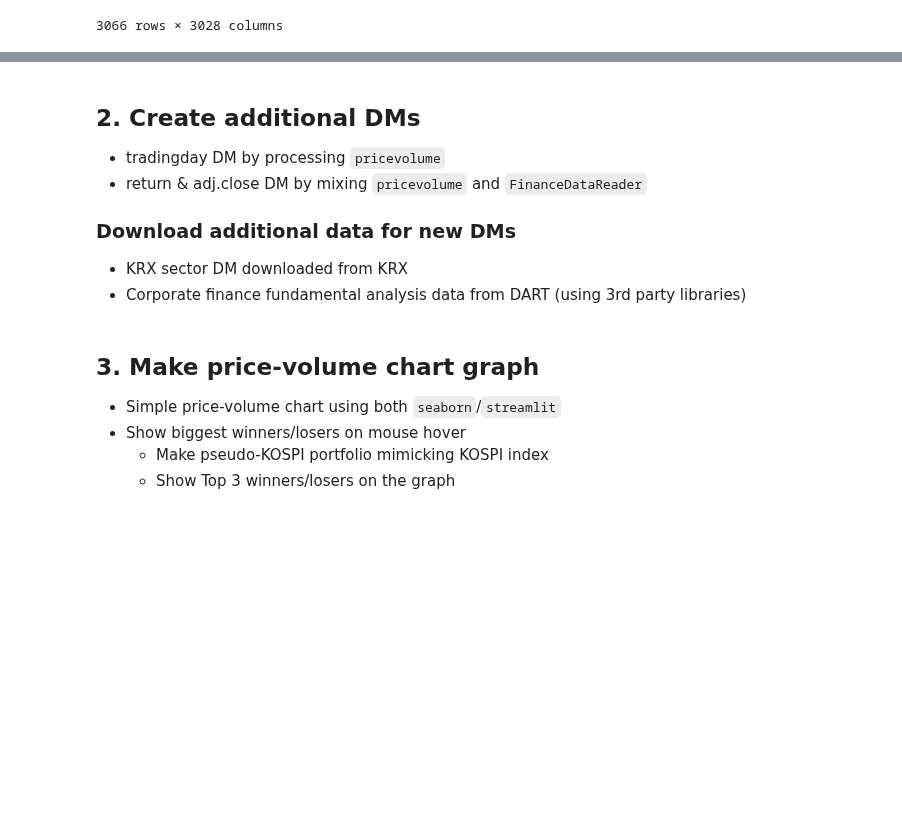
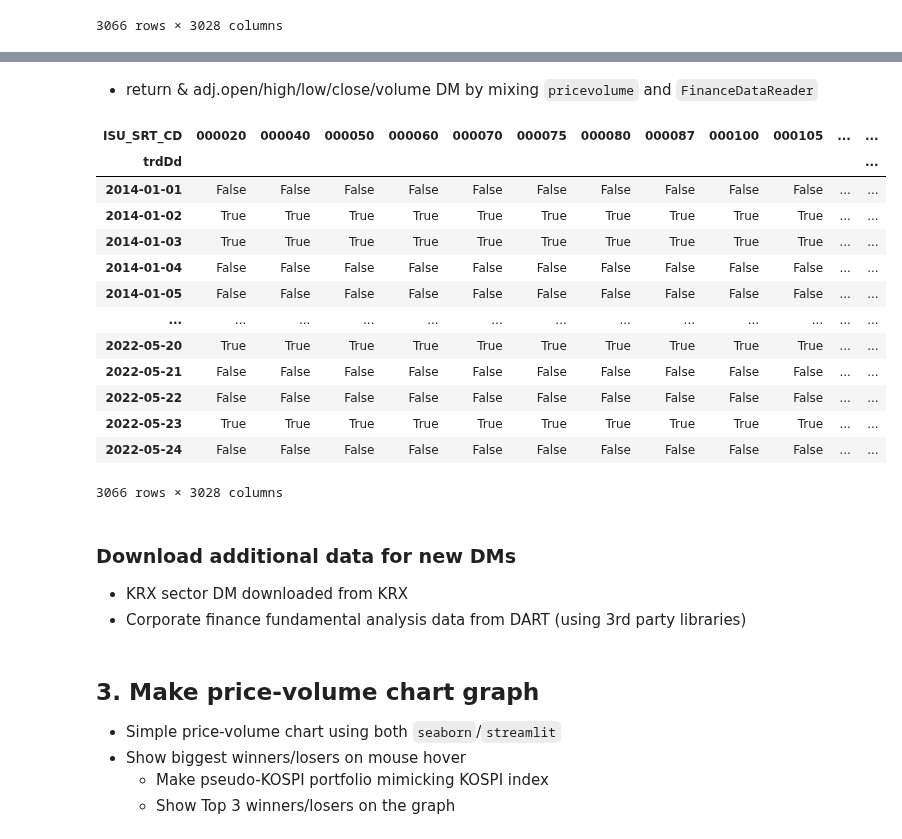
Before and after one commit to jaepil-choi/korquanttools, a Jupyter notebook: financedashboard.ipynb, the cells around one changed output, grey strips where cells are left out. Saved outputs shown, nothing was run; the diff lists cells and outputs as text; code cells hidden in the pictures; blank space fills up the shorter version.

Commit message:
[FEAT] : Create adj OHLCV + return pickle
Also, create universe_df and tradingday boolean series for future use

```diff
--- a/financedashboard.ipynb
+++ b/financedashboard.ipynb
@@ -53,0 +141,21 @@ close_df
+# %% [markdown]
+
+- return & adj.open/high/low/close/volume DM by mixing `pricevolume` and `FinanceDataReader`
+# %%
+universe_df = close_df.notnull()
+universe_df
+# %% [output]
+| ISU_SRT_CD | 000020 | 000040 | 000050 | 000060 | 000070 | 000075 | 000080 | 000087 | 000100 | 000105 | ... | ... |
+| trdDd |  |  |  |  |  |  |  |  |  |  |  | ... |
+| 2014-01-01 | False | False | False | False | False | False | False | False | False | False | ... | ... |
+| 2014-01-02 | True | True | True | True | True | True | True | True | True | True | ... | ... |
+| 2014-01-03 | True | True | True | True | True | True | True | True | True | True | ... | ... |
+| 2014-01-04 | False | False | False | False | False | False | False | False | False | False | ... | ... |
+| 2014-01-05 | False | False | False | False | False | False | False | False | False | False | ... | ... |
+| ... | ... | ... | ... | ... | ... | ... | ... | ... | ... | ... | ... | ... |
+| 2022-05-20 | True | True | True | True | True | True | True | True | True | True | ... | ... |
+| 2022-05-21 | False | False | False | False | False | False | False | False | False | False | ... | ... |
+| 2022-05-22 | False | False | False | False | False | False | False | False | False | False | ... | ... |
+| 2022-05-23 | True | True | True | True | True | True | True | True | True | True | ... | ... |
+| 2022-05-24 | False | False | False | False | False | False | False | False | False | False | ... | ... |
+3066 rows × 3028 columns
@@ -54,8 +195,4 @@ close_df
 # %% [markdown]
-## 2. Create additional DMs
-
-- tradingday DM by processing `pricevolume`
-- return & adj.close DM by mixing `pricevolume` and `FinanceDataReader`
 
 ### Download additional data for new DMs
 
```
Also changed, not shown: parts of 13 cells of this notebook.
